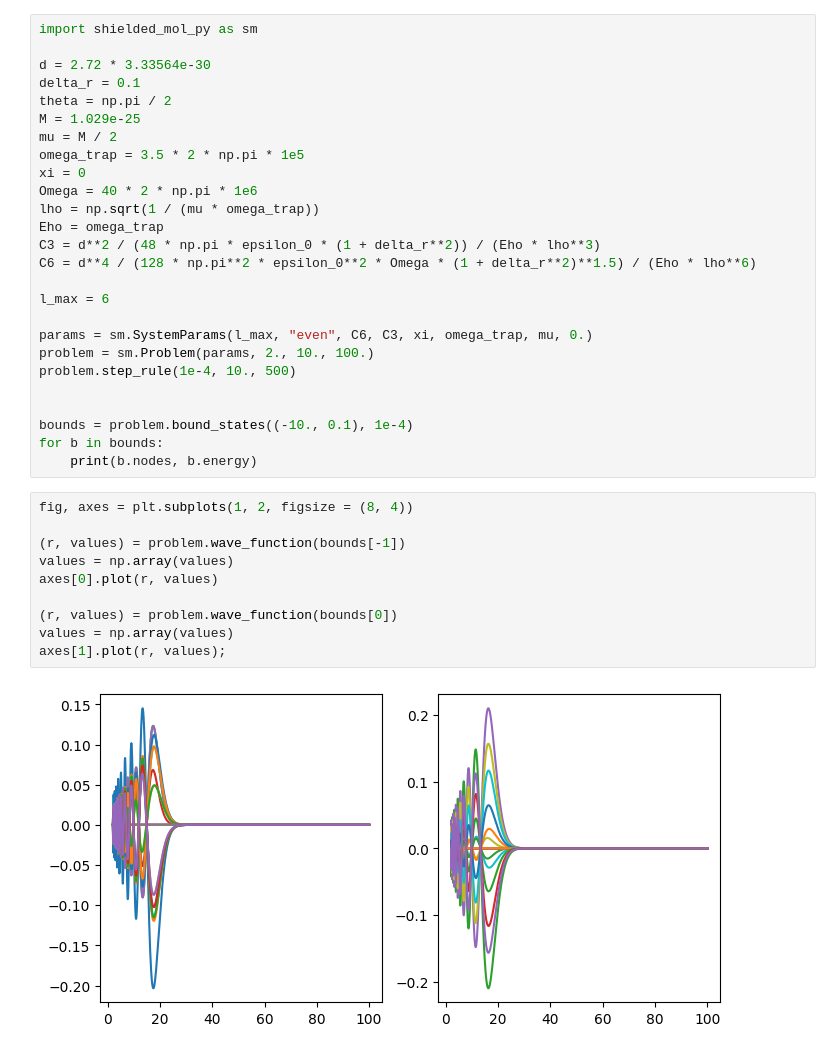
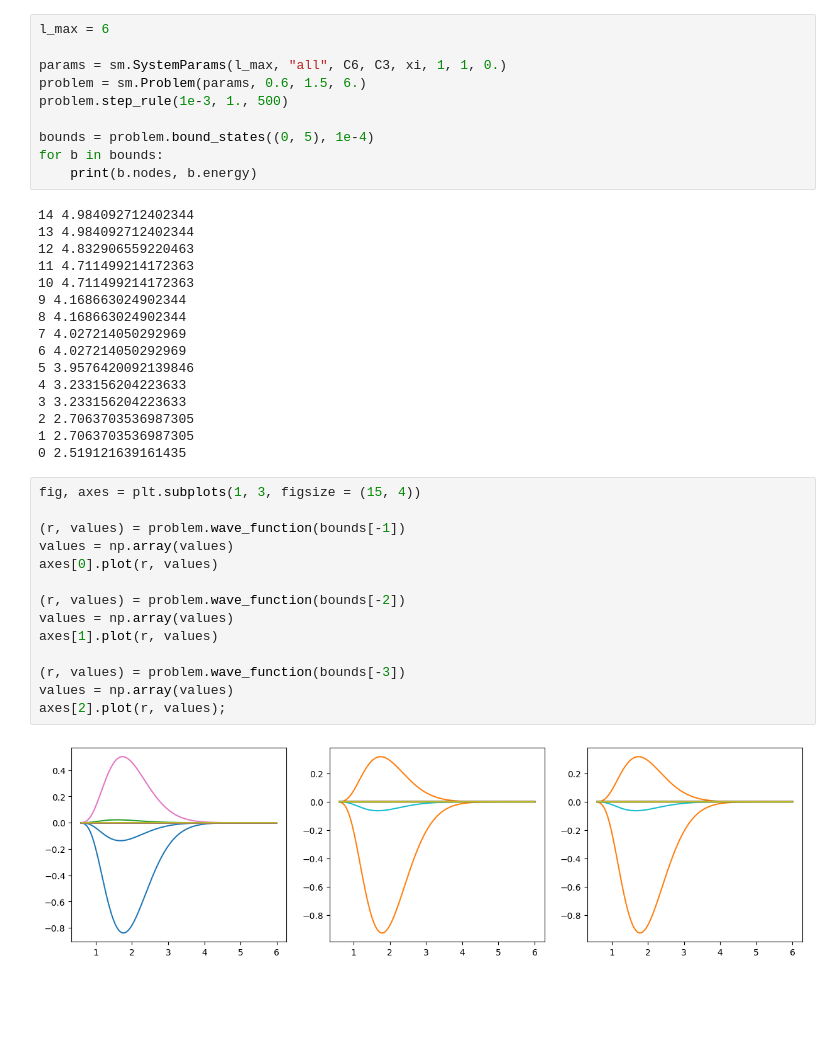
Before and after one commit to Wleter/shielded_molecules, a Jupyter notebook: analysis/analysis.ipynb, the cells around one changed output. Saved outputs shown, nothing was run; the diff lists cells and outputs as text; blank space fills up the shorter version.

```diff
--- a/analysis/analysis.ipynb
+++ b/analysis/analysis.ipynb
@@ -14,38 +33,42 @@ ax.plot(values[:, 0], values[:, 1]);
 # %%
-import shielded_mol_py as sm
-
-d = 2.72 * 3.33564e-30
-delta_r = 0.1
-theta = np.pi / 2
-M = 1.029e-25
-mu = M / 2
-omega_trap = 3.5 * 2 * np.pi * 1e5
-xi = 0
-Omega = 40 * 2 * np.pi * 1e6
-lho = np.sqrt(1 / (mu * omega_trap))
-Eho = omega_trap
-C3 = d**2 / (48 * np.pi * epsilon_0 * (1 + delta_r**2)) / (Eho * lho**3)
-C6 = d**4 / (128 * np.pi**2 * epsilon_0**2 * Omega * (1 + delta_r**2)**1.5) / (Eho * lho**6)
-
 l_max = 6
 
-params = sm.SystemParams(l_max, "even", C6, C3, xi, omega_trap, mu, 0.)
-problem = sm.Problem(params, 2., 10., 100.)
-problem.step_rule(1e-4, 10., 500)
+params = sm.SystemParams(l_max, "all", C6, C3, xi, 1, 1, 0.)
+problem = sm.Problem(params, 0.6, 1.5, 6.)
+problem.step_rule(1e-3, 1., 500)
 
-
-bounds = problem.bound_states((-10., 0.1), 1e-4)
+bounds = problem.bound_states((0, 5), 1e-4)
 for b in bounds:
     print(b.nodes, b.energy)
+# %% [output]
+14 4.984092712402344
+13 4.984092712402344
+12 4.832906559220463
+11 4.711499214172363
+10 4.711499214172363
+9 4.168663024902344
+8 4.168663024902344
+7 4.027214050292969
+6 4.027214050292969
+5 3.9576420092139846
+4 3.233156204223633
+3 3.233156204223633
+2 2.7063703536987305
+1 2.7063703536987305
+0 2.519121639161435
 # %%
-fig, axes = plt.subplots(1, 2, figsize = (8, 4))
+fig, axes = plt.subplots(1, 3, figsize = (15, 4))
 
 (r, values) = problem.wave_function(bounds[-1])
 values = np.array(values)
 axes[0].plot(r, values)
 
-(r, values) = problem.wave_function(bounds[0])
+(r, values) = problem.wave_function(bounds[-2])
 values = np.array(values)
-axes[1].plot(r, values);
+axes[1].plot(r, values)
+
+(r, values) = problem.wave_function(bounds[-3])
+values = np.array(values)
+axes[2].plot(r, values);
 # %% [output]
-[figure, old version]
+[figure, new version]
```
Also changed, not shown: parts of 5 cells of this notebook, 2 other files.
